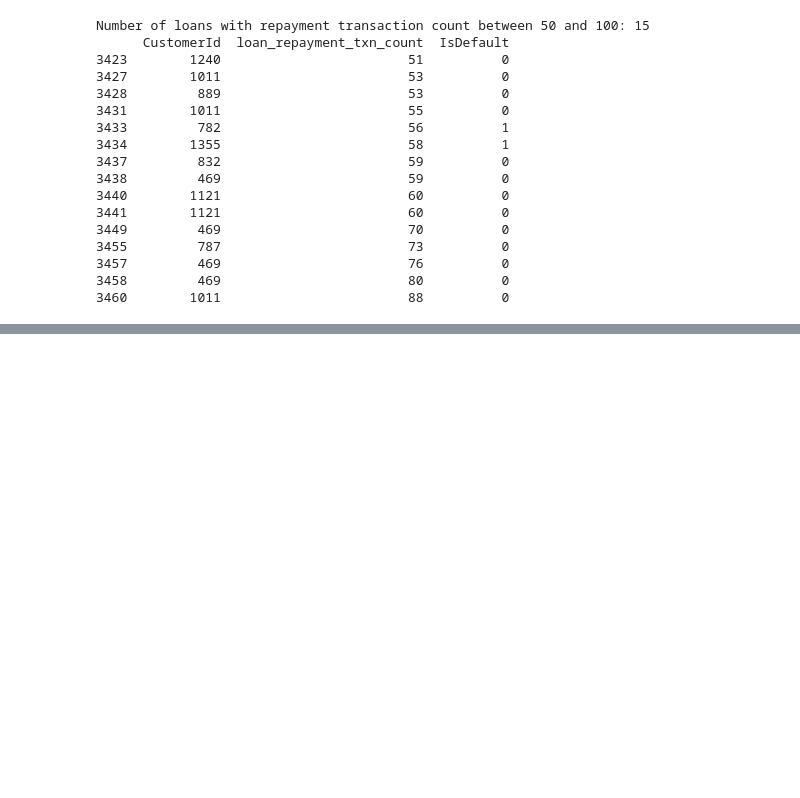
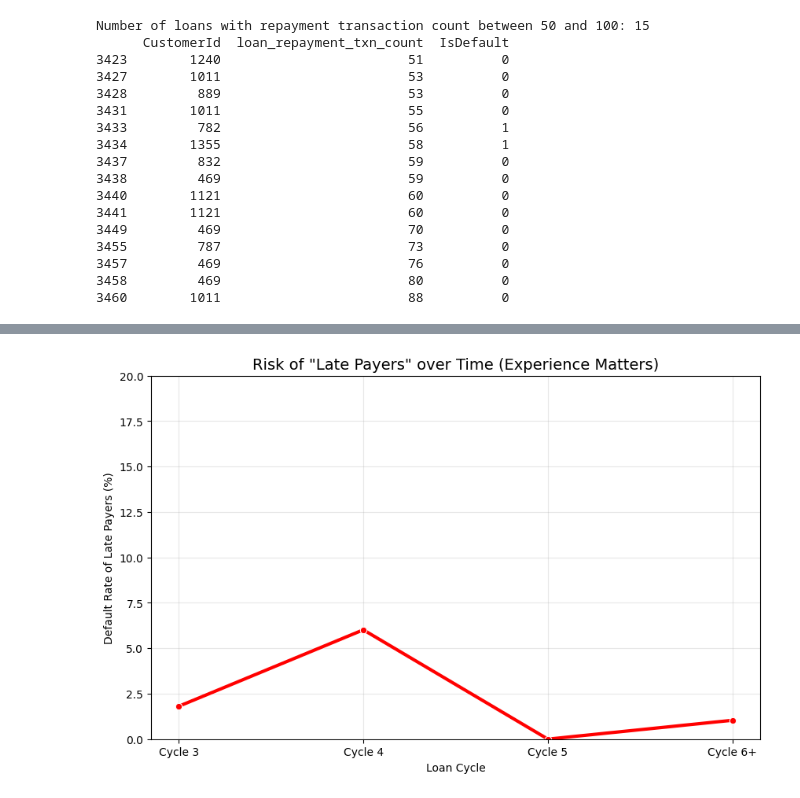
Before and after one commit to jmuhunyu/moniqo_project, a Jupyter notebook: James/project_eda.ipynb, the cells around one changed output, grey strips where cells are left out. Saved outputs shown, nothing was run; the diff lists cells and outputs as text; code cells hidden in the pictures; blank space fills up the shorter version.

```diff
--- a/James/project_eda.ipynb
+++ b/James/project_eda.ipynb
@@ -445,0 +531,25 @@ max           650.000000
+# %%
+
+# Experience: Loan Cycle vs. Late Payers Line Plot
+# Bin Loan Sequence
+history_df['Sequence_Group'] = pd.cut(history_df['Loan_Sequence'],
+                                      bins=[1.9, 2.9, 3.9, 4.9, 5.9, 100],
+                                      labels=['Cycle 2', 'Cycle 3', 'Cycle 4', 'Cycle 5', 'Cycle 6+'])
+
+# Flag Late Payers
+history_df['Is_Late'] = history_df['Prev_MissedInstalments'] > 0
+
+# Calculate Risk ONLY for Late Payers
+late_risk = history_df[history_df['Is_Late']].groupby('Sequence_Group')['IsDefault'].mean() * 100
+
+# Plot
+plt.figure(figsize=(10, 6))
+sns.lineplot(x=late_risk.index, y=late_risk.values, marker='o', color='red', linewidth=3)
+plt.title('Risk of "Late Payers" over Time (Experience Matters)', fontsize=14)
+plt.ylabel('Default Rate of Late Payers (%)')
+plt.xlabel('Loan Cycle')
+plt.ylim(0, 20) # Set limit to see the drop clearly
+plt.grid(True, alpha=0.3)
+plt.show()
+# %% [output]
+[figure, added]
```
Also changed, not shown: parts of 18 cells of this notebook.
